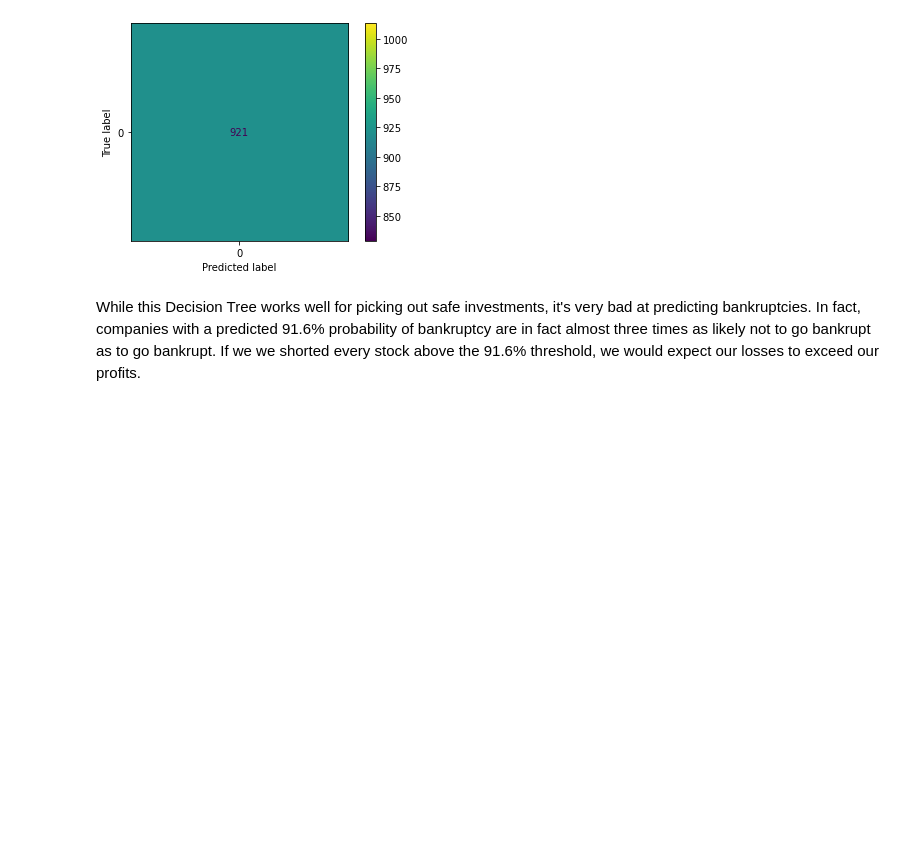
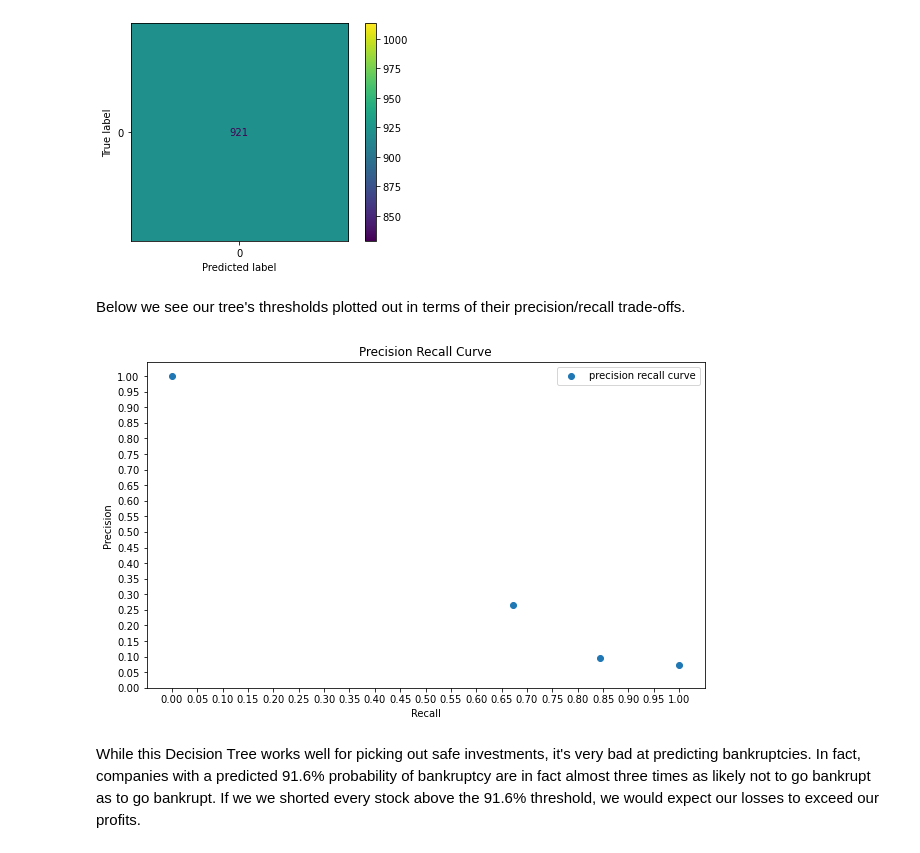
Before and after one commit to DavidKRichter/dsc-bankruptcy-project, a Jupyter notebook: index.ipynb, the cells around one changed output. Saved outputs shown, nothing was run; the diff lists cells and outputs as text; code cells hidden in the pictures; blank space fills up the shorter version.

```diff
--- a/index.ipynb
+++ b/index.ipynb
@@ -364,6 +364,27 @@ plot_confusion_matrix(gs_tree, X_test.loc[low_threshold,:], y_test[low_threshold
 plt.show()
 # %% [output]
 [figure]
+# %% [markdown]
+Below we see our tree's thresholds plotted out in terms of their precision/recall trade-offs.
+# %%
+y_probs = [n[1] for n in gs_tree.predict_proba(X_test)]
+
+precision, recall, thresholds = precision_recall_curve(y_test, y_probs)
+
+fig, ax = plt.subplots(figsize=(10, 6))
+
+ax.scatter(recall, precision, label='precision recall curve')
+
+ax.set_yticks([i/20.0 for i in range(21)])
+ax.set_xticks([i/20.0 for i in range(21)])
+ax.set_xlabel('Recall')
+ax.set_ylabel('Precision')
+ax.set_title('Precision Recall Curve')
+plt.legend(loc='upper right')
+plt.savefig('images/tree_1_curve.png')
+plt.show()
+# %% [output]
+[figure, added]
 # %% [markdown]
 While this Decision Tree works well for picking out safe investments, it's very bad at predicting bankruptcies. In fact, companies with a predicted 91.6% probability of bankruptcy are in fact almost three times as likely not to go bankrupt as to go bankrupt. If we we shorted every stock above the 91.6% threshold, we would expect our losses to exceed our profits.
 # %% [markdown]
```
Also changed, not shown: parts of 4 cells of this notebook, 2 other files.
